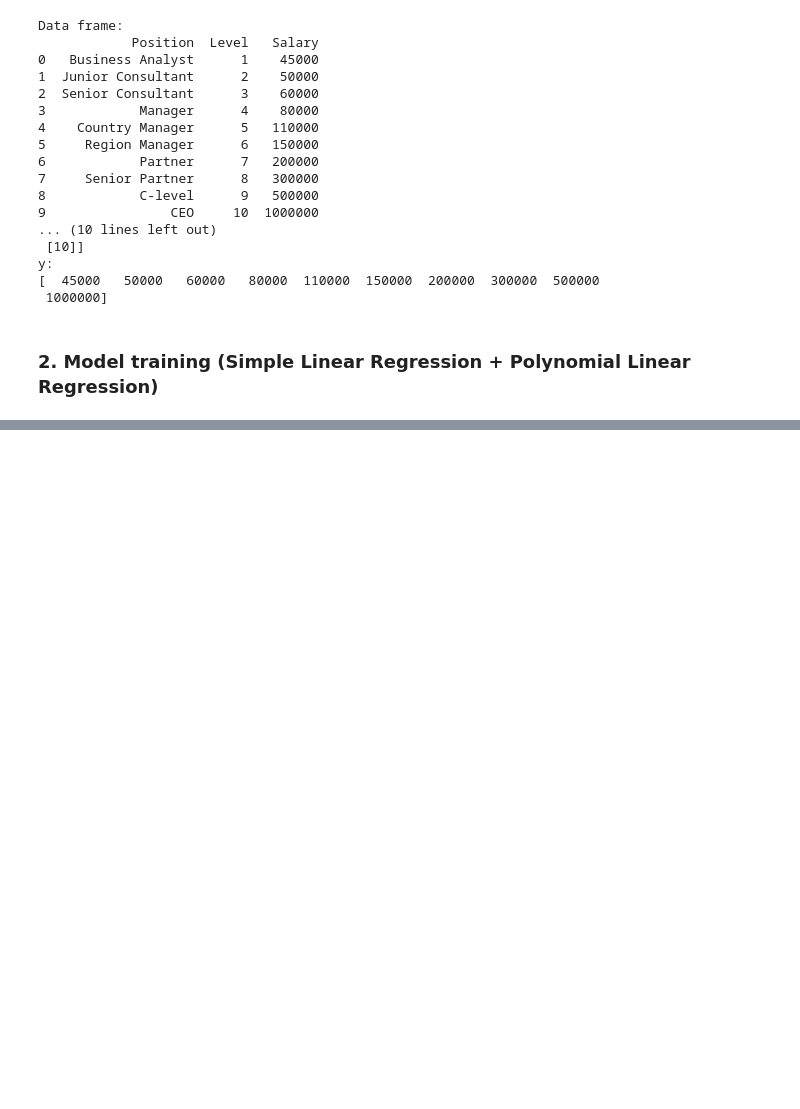
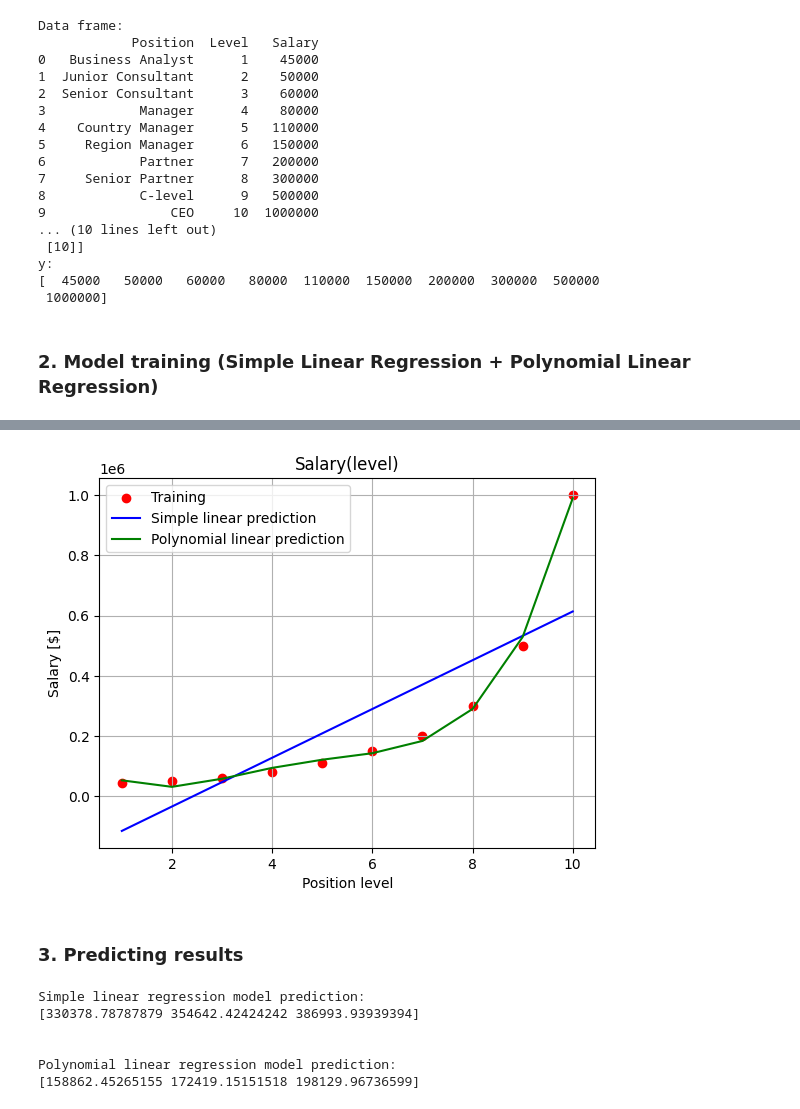
Before and after one commit to juliuszlosinski/MachineLearning-Projects, a Jupyter notebook: Supervised Learning/Regression/Polynomial Linear Regression/polynomial_linear_regression.ipynb, the cells around one changed output, grey strips where cells are left out. Saved outputs shown, nothing was run; the diff lists cells and outputs as text; code cells hidden in the pictures; blank space fills up the shorter version.

Commit message:
Polynomial Linear Regression

```diff
--- a/Supervised Learning/Regression/Polynomial Linear Regression/polynomial_linear_regression.ipynb
+++ b/Supervised Learning/Regression/Polynomial Linear Regression/polynomial_linear_regression.ipynb
@@ -45,0 +58,10 @@ LinearRegression()
+# %%
+polynomial_degree = 4
+
+polynomial_regression_features = PolynomialFeatures(degree=polynomial_degree)
+X_polynomial = polynomial_regression_features.fit_transform(X, y)
+
+print(f"X_polynomial: \n{X_polynomial}")
+
+linear_regression_model_2 = LinearRegression()
+linear_regression_model_2.fit(X_polynomial, y)
@@ -45,0 +81,40 @@ LinearRegression()
+# %%
+plt.scatter(X, y, color="red")
+plt.plot(X, linear_regression_model.predict(X), color="blue")
+plt.plot(X, linear_regression_model_2.predict(polynomial_regression_features.fit_transform(X)), color="green")
+plt.grid(True)
+plt.legend(["Training", "Simple linear prediction", "Polynomial linear prediction"])
+plt.xlabel("Position level")
+plt.ylabel("Salary [$]")
+plt.title("Salary(level)")
+plt.savefig("Salary(PositionLevel).jpg")
+plt.show()
+# %% [output]
+[figure, added]
+# %% [markdown]
+### 3. Predicting results
+# %%
+y_predicted_simple_linear_regression = linear_regression_model.predict([
+    [6.5],
+    [6.8],
+    [7.2]
+])
+
+print(f"Simple linear regression model prediction: \n{y_predicted_simple_linear_regression}")
+
+print("\n")
+
+y_predicted_polynomial_linear_regression = linear_regression_model_2.predict(polynomial_regression_features.fit_transform([
+    [6.5],
+    [6.8],
+    [7.2]
+]))
+
+print(f"Polynomial linear regression model prediction: \n{y_predicted_polynomial_linear_regression}")
+# %% [output]
+Simple linear regression model prediction:
+[330378.78787879 354642.42424242 386993.93939394]
+
+
+Polynomial linear regression model prediction:
+[158862.45265155 172419.15151518 198129.96736599]
```
Also changed, not shown: parts of 2 cells of this notebook, 2 other files.
